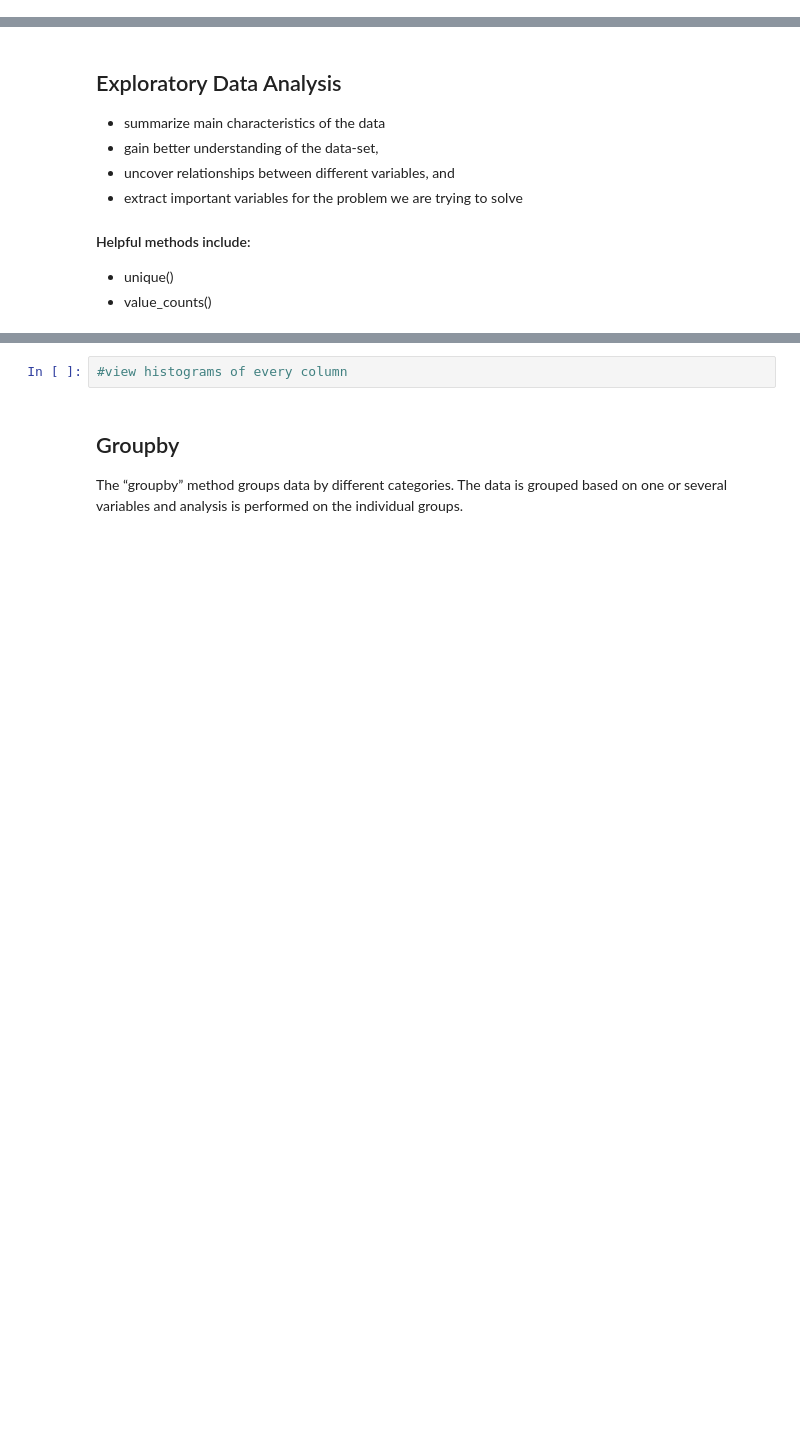
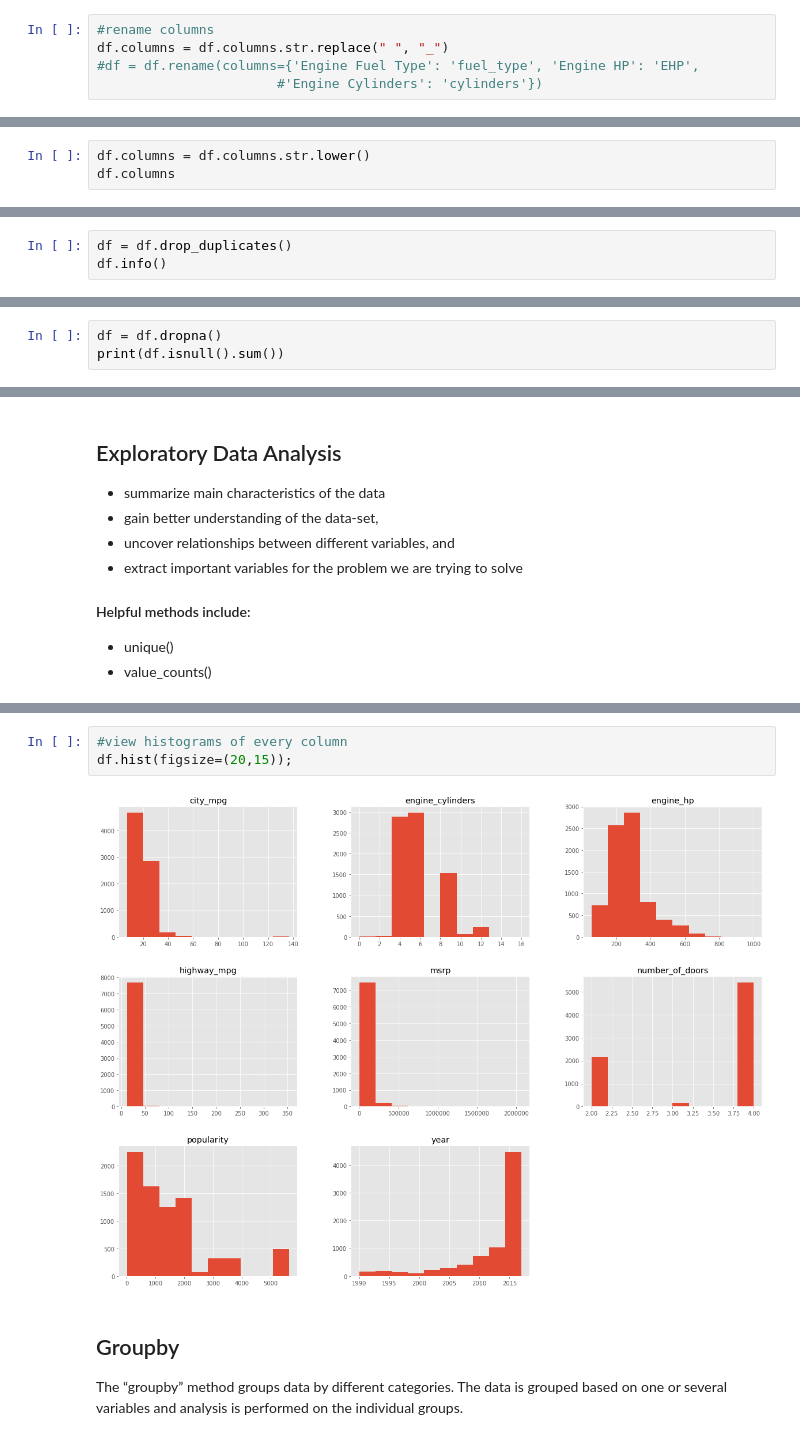
Before and after one commit to Amberlynnyandow/study-group-content, a Jupyter notebook: module_1/week_3_PT/Pandas! .ipynb, the cells around one changed output, grey strips where cells are left out. Saved outputs shown, nothing was run; the diff lists cells and outputs as text; blank space fills up the shorter version.

```diff
--- a/module_1/week_3_PT/Pandas! .ipynb
+++ b/module_1/week_3_PT/Pandas! .ipynb
@@ -35,0 +83,5 @@ plt.style.use('ggplot')
+# %%
+#rename columns
+df.columns = df.columns.str.replace(" ", "_")
+#df = df.rename(columns={'Engine Fuel Type': 'fuel_type', 'Engine HP': 'EHP',
+                       #'Engine Cylinders': 'cylinders'})
@@ -35,0 +94,3 @@ plt.style.use('ggplot')
+# %%
+df.columns = df.columns.str.lower()
+df.columns
@@ -37,0 +113,3 @@ plt.style.use('ggplot')
+# %%
+df = df.drop_duplicates()
+df.info()
@@ -39,0 +156,3 @@ plt.style.use('ggplot')
+# %%
+df = df.dropna()
+print(df.isnull().sum())
@@ -52,5 +200,8 @@ plt.style.use('ggplot')
 # %%
 #view histograms of every column
+df.hist(figsize=(20,15));
+# %% [output]
+[figure, added]
 # %% [markdown]
 ## Groupby
 The “groupby” method groups data by different categories. The data is grouped based on one or several variables and analysis is performed on the individual groups.
```
Also changed, not shown: parts of 16 cells of this notebook, 1 other file.
